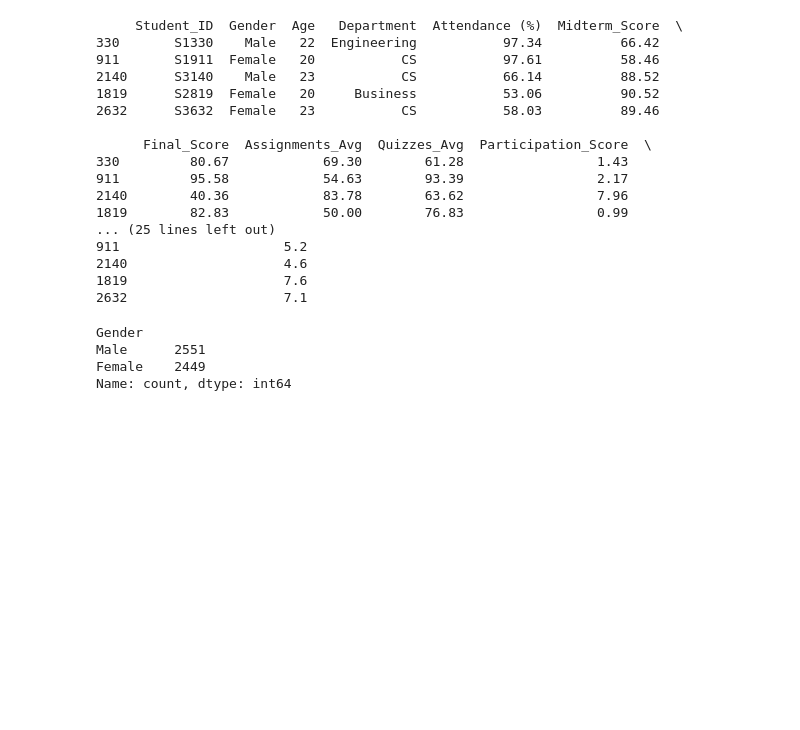
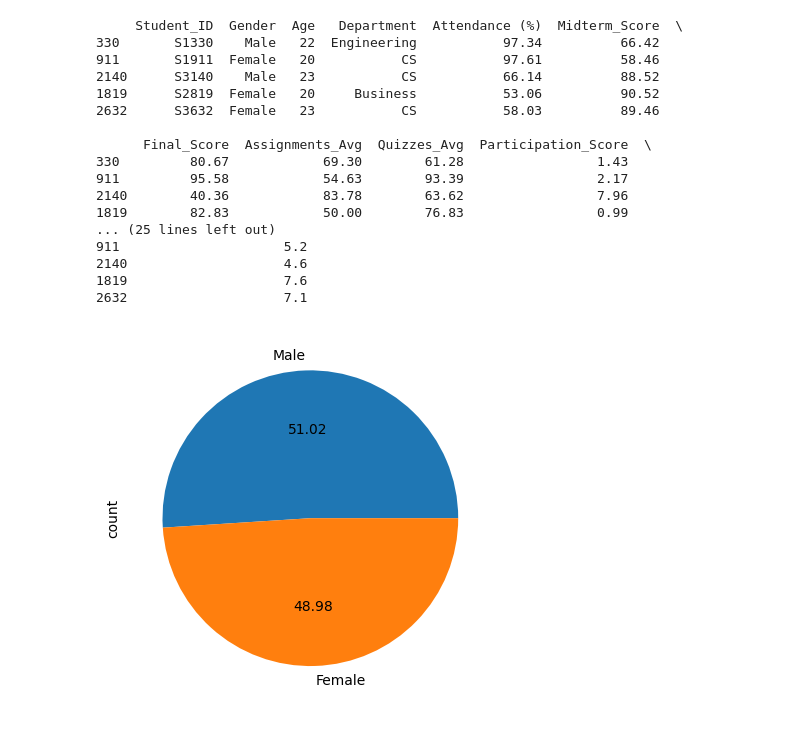
Before and after one commit to Karthick-code/Sirpi_Exercises, a Jupyter notebook: Exercise_5_Case_Study.ipynb, the cells around one changed output. Drawn from its saved outputs; the diff is of its cells as text; code cells hidden in the pictures; blank space fills up the shorter version.

```diff
--- a/Exercise_5_Case_Study.ipynb
+++ b/Exercise_5_Case_Study.ipynb
@@ -425,9 +425,7 @@ print(top_5_students)
 # %%
 # Show the gender distribution in the dataset.
 gender_distribution = df['Gender'].value_counts()
-print(gender_distribution)
+gender_distribution.plot(kind='pie', autopct='%.2f')
+plt.show()
 # %% [output]
-Gender
-Male      2551
-Female    2449
-Name: count, dtype: int64
+[figure, added]
```
